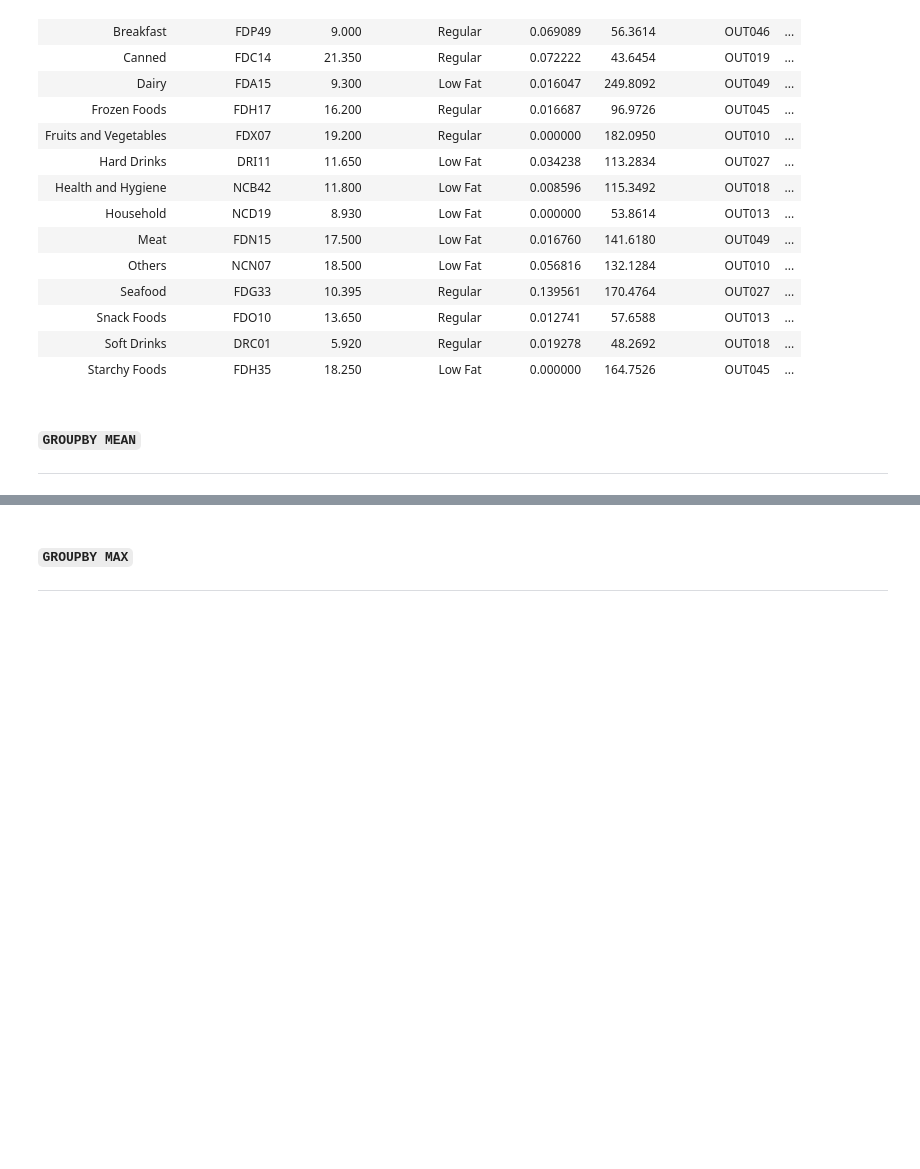
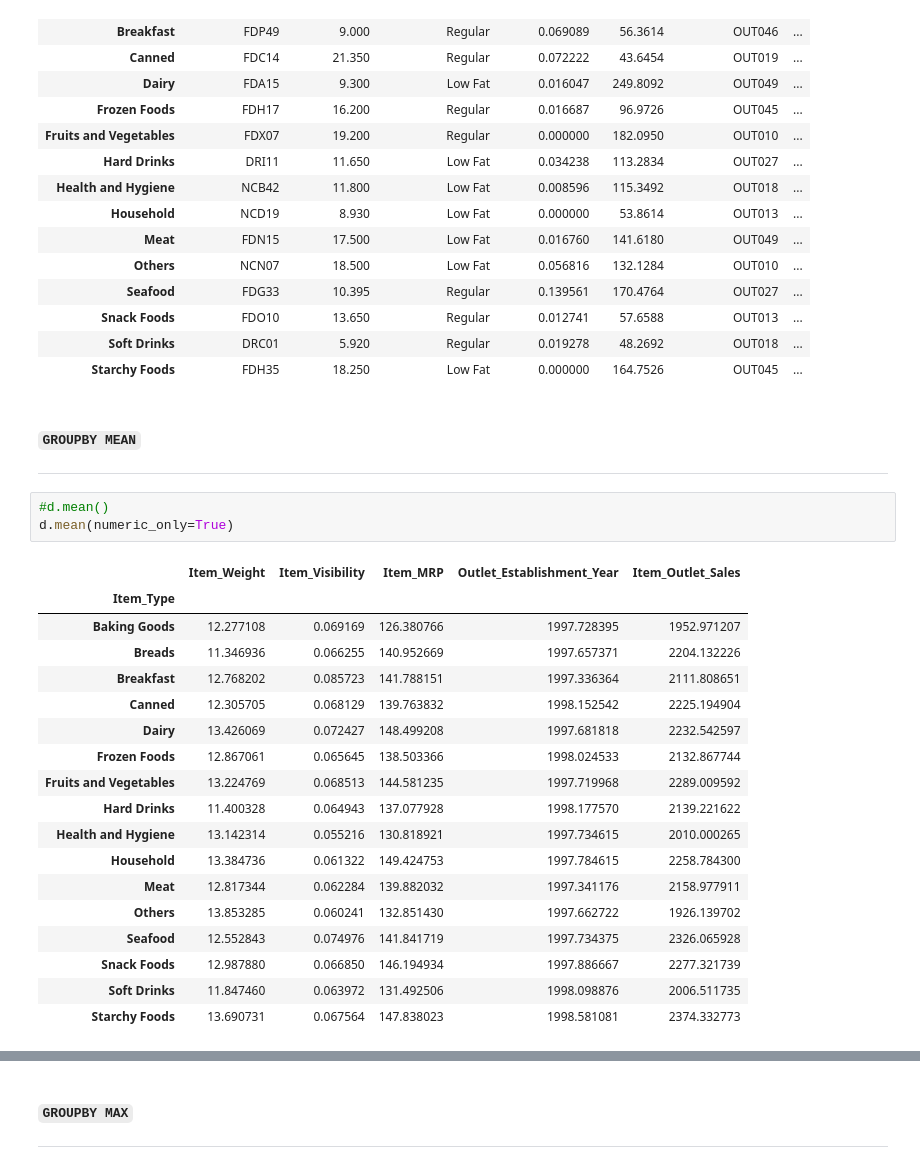
Before and after one commit to JapiKredi/Pinnacle_AI_program_AnalyticsVidyha, a Jupyter notebook: Pandas_Aggregating&Summarizing_DataFrames.ipynb, the cells around one changed output, grey strips where cells are left out. Cells and saved outputs as stored; diff of their text form; blank space fills up the shorter version.

```diff
--- a/Pandas_Aggregating&Summarizing_DataFrames.ipynb
+++ b/Pandas_Aggregating&Summarizing_DataFrames.ipynb
@@ -171,4 +188,26 @@ d.first()
 #### `GROUPBY MEAN`
 
 ---
+# %%
+#d.mean()
+d.mean(numeric_only=True)
+# %% [output]
+|  | Item_Weight | Item_Visibility | Item_MRP | Outlet_Establishment_Year | Item_Outlet_Sales |
+| Item_Type |  |  |  |  |  |
+| Baking Goods | 12.277108 | 0.069169 | 126.380766 | 1997.728395 | 1952.971207 |
+| Breads | 11.346936 | 0.066255 | 140.952669 | 1997.657371 | 2204.132226 |
+| Breakfast | 12.768202 | 0.085723 | 141.788151 | 1997.336364 | 2111.808651 |
+| Canned | 12.305705 | 0.068129 | 139.763832 | 1998.152542 | 2225.194904 |
+| Dairy | 13.426069 | 0.072427 | 148.499208 | 1997.681818 | 2232.542597 |
+| Frozen Foods | 12.867061 | 0.065645 | 138.503366 | 1998.024533 | 2132.867744 |
+| Fruits and Vegetables | 13.224769 | 0.068513 | 144.581235 | 1997.719968 | 2289.009592 |
+| Hard Drinks | 11.400328 | 0.064943 | 137.077928 | 1998.177570 | 2139.221622 |
+| Health and Hygiene | 13.142314 | 0.055216 | 130.818921 | 1997.734615 | 2010.000265 |
+| Household | 13.384736 | 0.061322 | 149.424753 | 1997.784615 | 2258.784300 |
+| Meat | 12.817344 | 0.062284 | 139.882032 | 1997.341176 | 2158.977911 |
+| Others | 13.853285 | 0.060241 | 132.851430 | 1997.662722 | 1926.139702 |
+| Seafood | 12.552843 | 0.074976 | 141.841719 | 1997.734375 | 2326.065928 |
+| Snack Foods | 12.987880 | 0.066850 | 146.194934 | 1997.886667 | 2277.321739 |
+| Soft Drinks | 11.847460 | 0.063972 | 131.492506 | 1998.098876 | 2006.511735 |
+| Starchy Foods | 13.690731 | 0.067564 | 147.838023 | 1998.581081 | 2374.332773 |
 # %%
```
Also changed, not shown: parts of 12 cells of this notebook.
